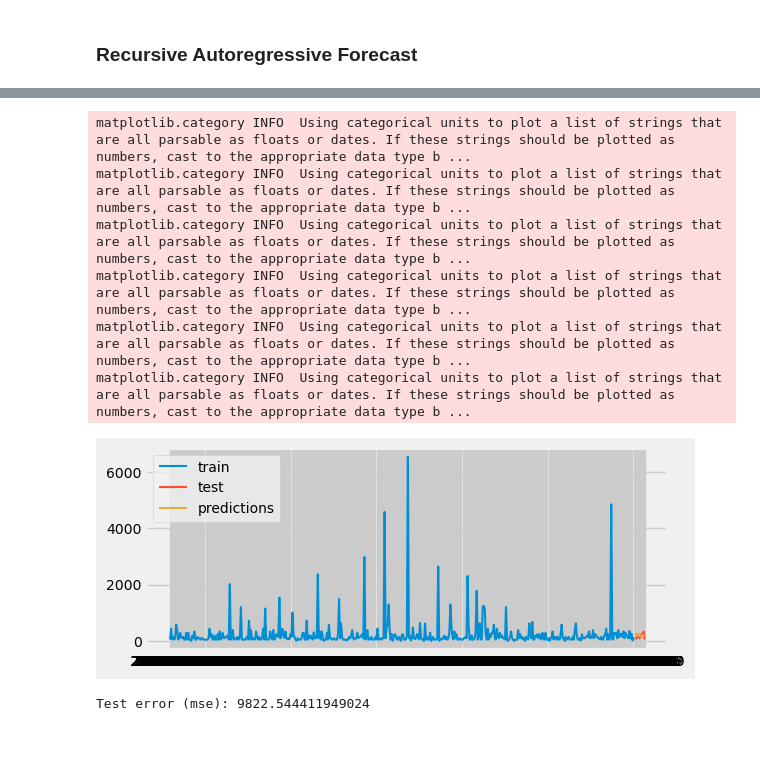
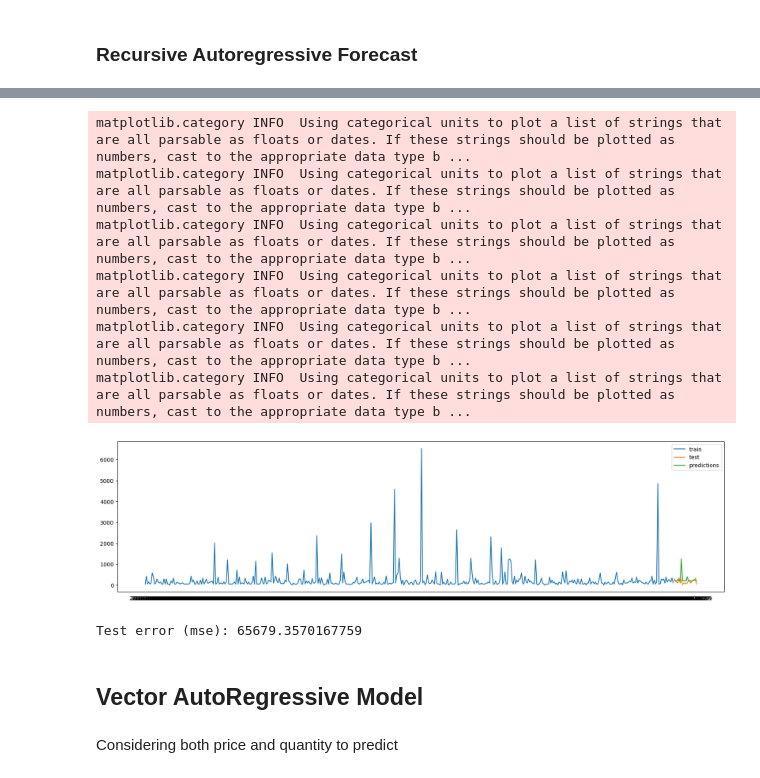
Before and after one commit to Hoomaaan/Retail-Store-Challenge, a Jupyter notebook: Forecast.ipynb, the cells around one changed output, grey strips where cells are left out. Saved outputs shown, nothing was run; the diff lists cells and outputs as text; code cells hidden in the pictures; blank space fills up the shorter version.

Commit message:
Vector AutoRegressive model added

```diff
--- a/Forecast.ipynb
+++ b/Forecast.ipynb
@@ -72,18 +73,17 @@ print(f'Number of rows with missing values: {df.isnull().any(axis=1).mean()}')
 Number of rows with missing values: 0.0
 # %%
 # The last steps data points are used as the test set to evaluate the precitive capacity of the model
-steps = 10
+steps = 20
 data_train = df[:-steps]
 data_test  = df[-steps:]
 
 print(f"Train dates : {data_train.index.min()} --- {data_train.index.max()}  (n={len(data_train)})")
 print(f"Test dates  : {data_test.index.min()} --- {data_test.index.max()}  (n={len(data_test)})")
 
-fig, ax = plt.subplots(figsize=(6, 2.5))
+fig, ax = plt.subplots(figsize=(10, 2.5))
 # data_train['y'].plot(ax=ax, label='train')
 # data_test['y'].plot(ax=ax, label='test')
 ax.plot(data_train.index, data_train.y, label='train')
 ax.plot(data_test.index, data_test.y, label='test')
-plt.xticks(rotation=90)
-ax.legend();
+ax.legend()
 # %% [output]
@@ -177,27 +193,27 @@ forecaster.fit(y=data_train['y'])
 # %%
 # Predictions
 # ==============================================================================
-predictions = forecaster.predict(steps=10)
+predictions = forecaster.predict(steps=20)
 # %%
 # Plot
 # ==============================================================================
-fig, ax = plt.subplots(figsize=(6, 2.5))
+fig, ax = plt.subplots(figsize=(20, 5))
 # data_train['y'].plot(ax=ax, label='train')
 # data_test['y'].plot(ax=ax, label='test')
 # predictions.plot(ax=ax, label='predictions')
 ax.plot(data_train.index, data_train.y, label='train')
 ax.plot(data_test.index, data_test.y, label='test')
 ax.plot(data_test.index, predictions, label='predictions')
 ax.legend()
 plt.tick_params(bottom=False)
 # %% [output]
 matplotlib.category INFO  Using categorical units to plot a list of strings that are all parsable as floats or dates. If these strings should be plotted as numbers, cast to the appropriate data type b ...
 matplotlib.category INFO  Using categorical units to plot a list of strings that are all parsable as floats or dates. If these strings should be plotted as numbers, cast to the appropriate data type b ...
 matplotlib.category INFO  Using categorical units to plot a list of strings that are all parsable as floats or dates. If these strings should be plotted as numbers, cast to the appropriate data type b ...
 matplotlib.category INFO  Using categorical units to plot a list of strings that are all parsable as floats or dates. If these strings should be plotted as numbers, cast to the appropriate data type b ...
 matplotlib.category INFO  Using categorical units to plot a list of strings that are all parsable as floats or dates. If these strings should be plotted as numbers, cast to the appropriate data type b ...
 matplotlib.category INFO  Using categorical units to plot a list of strings that are all parsable as floats or dates. If these strings should be plotted as numbers, cast to the appropriate data type b ...
-[figure, old version]
+[figure, new version]
 # %%
 # Test error
 # ==============================================================================
@@ -208,4 +224,8 @@ error_mse = mean_squared_error(
 
 print(f"Test error (mse): {error_mse}")
 # %% [output]
-Test error (mse): 9822.544411949024
+Test error (mse): 65679.3570167759
+# %% [markdown]
+## Vector AutoRegressive Model
+# %% [markdown]
+Considering both price and quantity to predict
```
Also changed, not shown: parts of 28 cells of this notebook.
